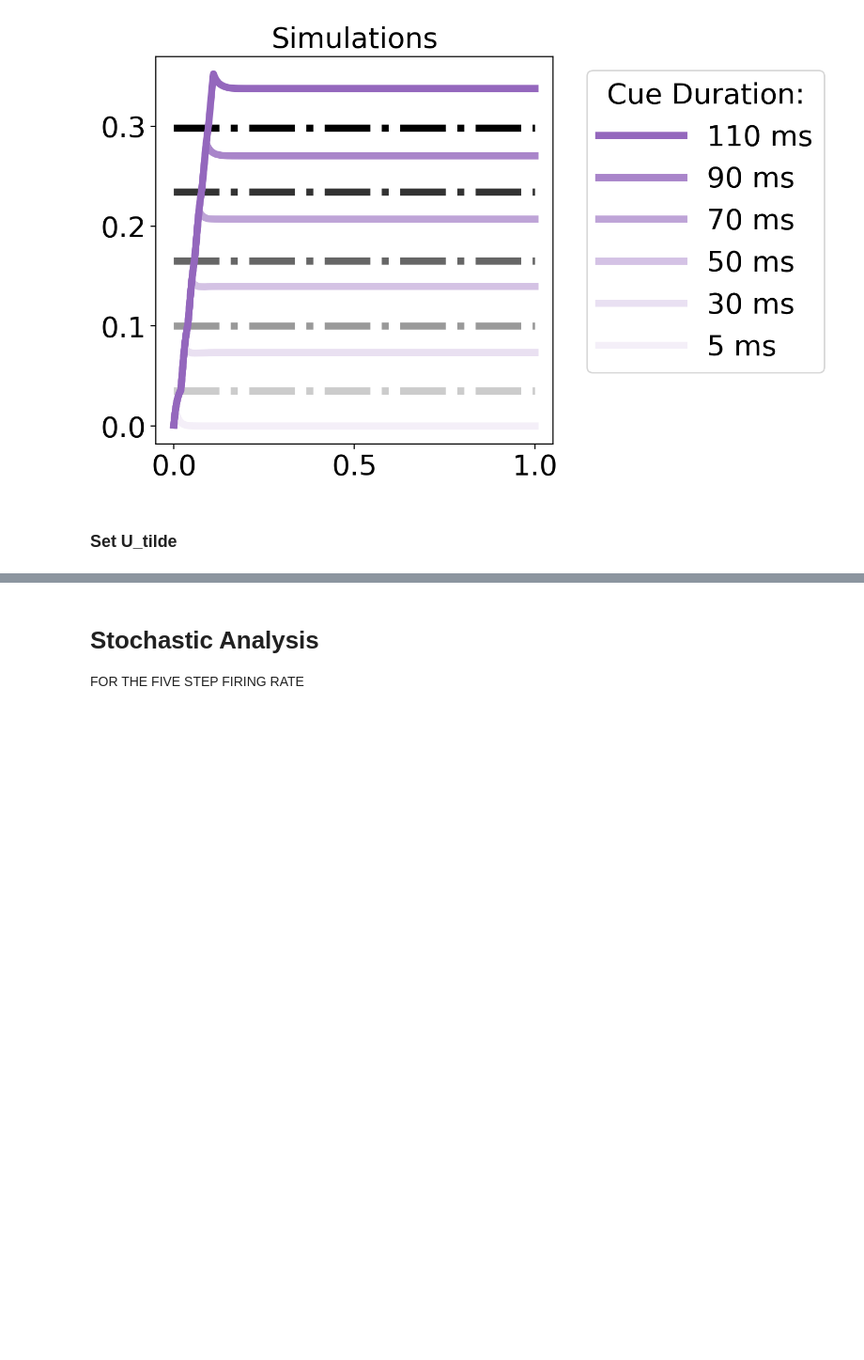
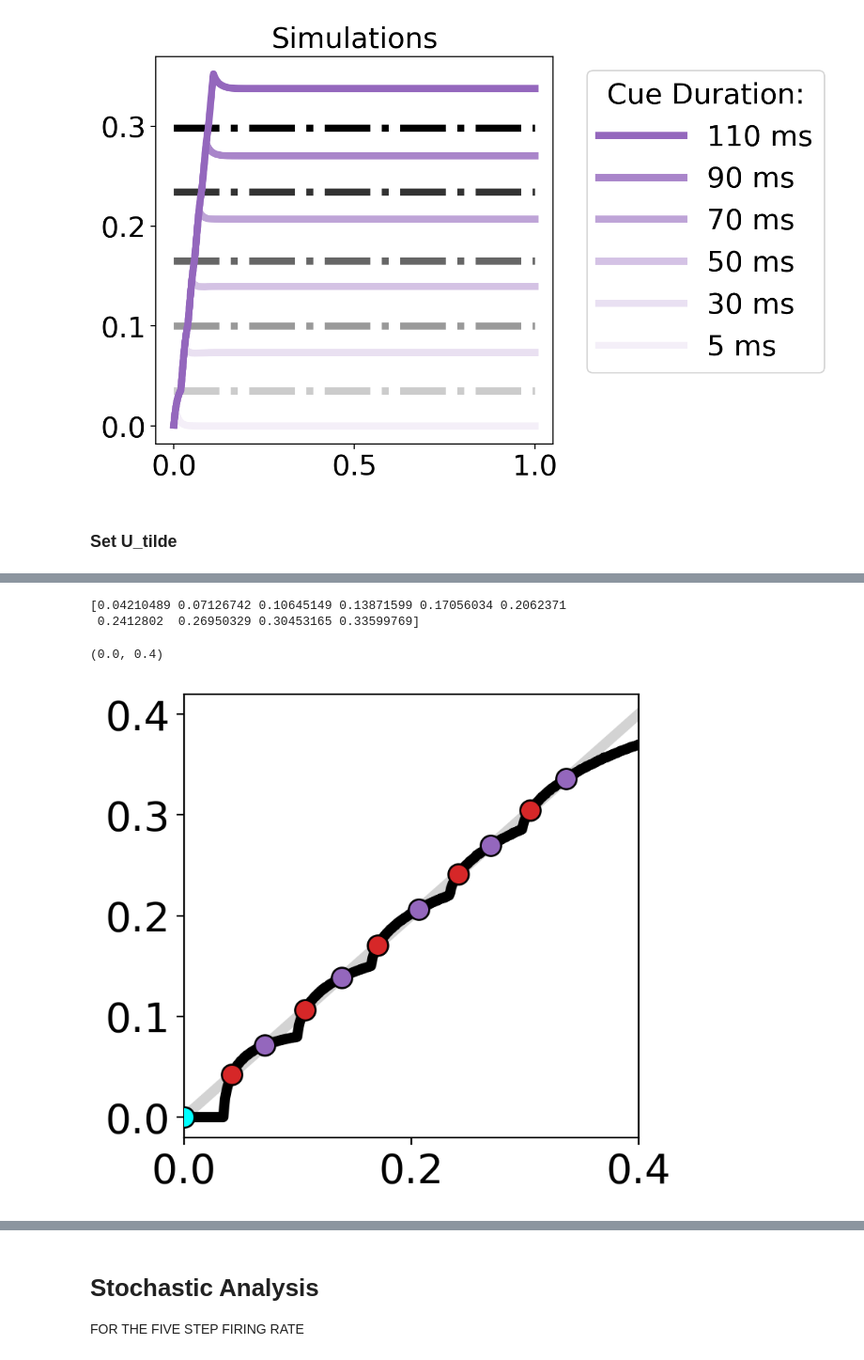
Before and after one commit to cihakh/RobustCertaintyEncoding, a Jupyter notebook: SampleCode_Stochastic.ipynb, the cells around one changed output, grey strips where cells are left out. Shown at 94% size. Cells and saved outputs as stored; diff of their text form; code cells hidden in the pictures; blank space fills up the shorter version.

```diff
--- a/SampleCode_Stochastic.ipynb
+++ b/SampleCode_Stochastic.ipynb
@@ -159,0 +160,25 @@ max absolute error: 2.3869795029440866e-15
+# %%
+Utilde=U_tilde_coeff
+Avec=np.linspace(0.0001,0.4,500)
+cc=np.array([np.trapz(Utilde*fun.circular_conv(weight_tot,np.roll(fun.firing(A*Utilde, step_theta),-int((len(x))/2)))*dx,x) for A in Avec])
+factor=np.trapz(Utilde**2,x)
+ga_nonlinear=np.copy(cc/factor)
+amp_sol=fun.find_interfaces(Avec,cc/factor-Avec,0)
+print(amp_sol)
+
+
+fig = plt.figure(figsize=(4, 4))
+plt.plot(Avec,Avec,color='lightgrey')
+plt.plot(Avec,cc/factor,'k')
+plt.scatter(amp_sol[1::2],np.zeros(len(amp_sol[1::2]))+amp_sol[1::2],
+            color='tab:purple',edgecolors='black',marker='o',zorder=3,s=100,label='broad solutions')
+plt.scatter(amp_sol[0::2],np.zeros(len(amp_sol[1::2]))+amp_sol[0::2],
+            color='tab:red',edgecolors='black',marker='o',zorder=3,s=100,label='narrow solutions')
+plt.scatter(0,0,
+            color='cyan',edgecolors='black',marker='o',zorder=3,s=100,label='trivial solution')
+plt.xlim(0,0.4)
+# %% [output]
+[0.04210489 0.07126742 0.10645149 0.13871599 0.17056034 0.2062371
+ 0.2412802  0.26950329 0.30453165 0.33599769]
+(0.0, 0.4)
+[figure, added]
```
Also changed, not shown: parts of 23 cells of this notebook.
